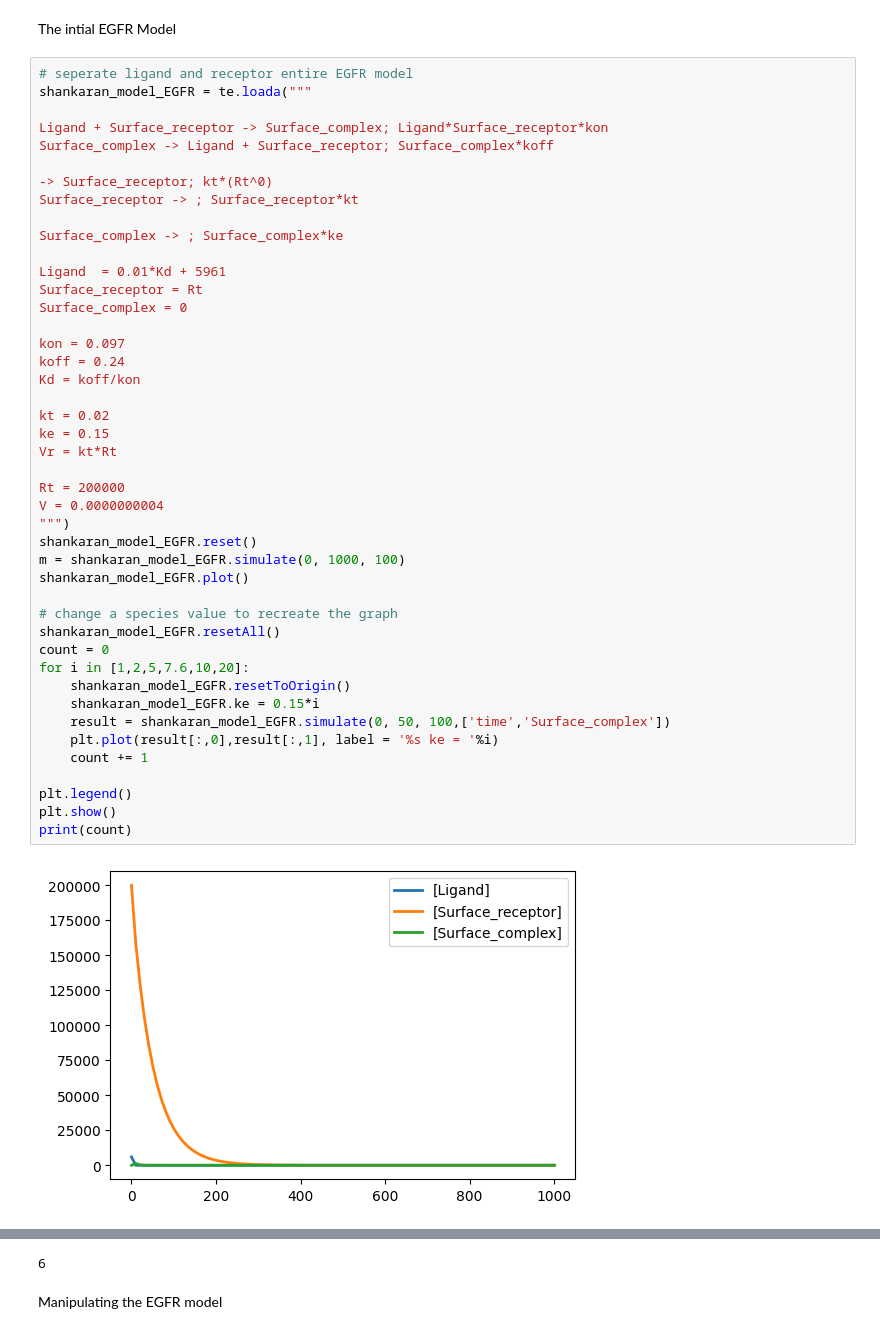
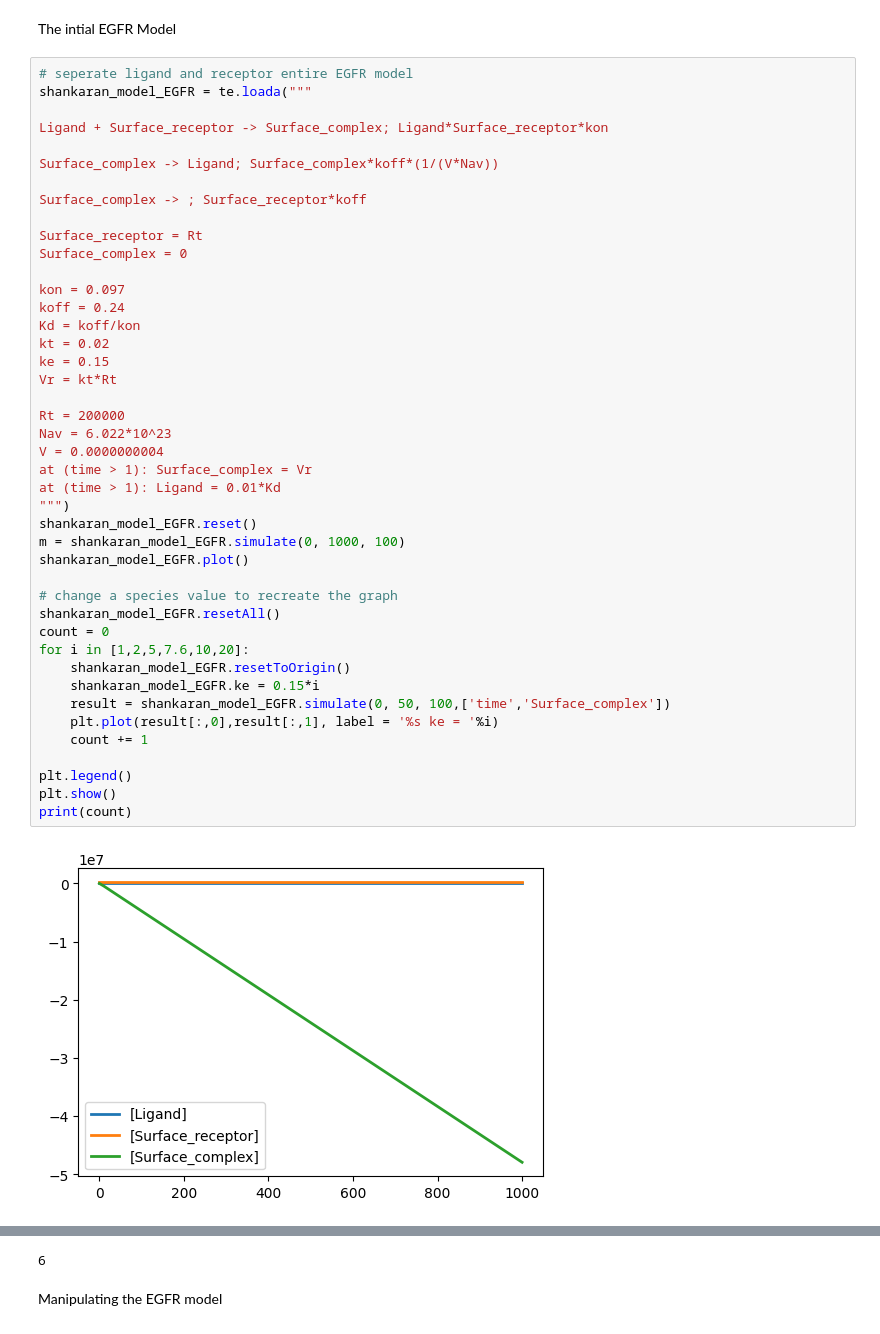
Before and after one commit to Ara101/Recapitulating-Shankaran2007-GPCR-model, a Jupyter notebook: GPCR_model/Shankaran_model.ipynb, the cells around one changed output, grey strips where cells are left out. Drawn from its saved outputs; the diff is of its cells as text.

```diff
--- a/GPCR_model/Shankaran_model.ipynb
+++ b/GPCR_model/Shankaran_model.ipynb
@@ -12,44 +12,43 @@ The intial EGFR Model
 shankaran_model_EGFR = te.loada("""
 
 Ligand + Surface_receptor -> Surface_complex; Ligand*Surface_receptor*kon
-Surface_complex -> Ligand + Surface_receptor; Surface_complex*koff
 
--> Surface_receptor; kt*(Rt^0)
-Surface_receptor -> ; Surface_receptor*kt
+Surface_complex -> Ligand; Surface_complex*koff*(1/(V*Nav))
 
-Surface_complex -> ; Surface_complex*ke
+Surface_complex -> ; Surface_receptor*koff
 
-Ligand  = 0.01*Kd + 5961
 Surface_receptor = Rt
 Surface_complex = 0
 
 kon = 0.097
 koff = 0.24
 Kd = koff/kon
-
 kt = 0.02
 ke = 0.15
 Vr = kt*Rt
 
 Rt = 200000
+Nav = 6.022*10^23
 V = 0.0000000004
+at (time > 1): Surface_complex = Vr
+at (time > 1): Ligand = 0.01*Kd
 """)
 shankaran_model_EGFR.reset()
 m = shankaran_model_EGFR.simulate(0, 1000, 100)
 shankaran_model_EGFR.plot()
 
 # change a species value to recreate the graph
 shankaran_model_EGFR.resetAll()
 count = 0
 for i in [1,2,5,7.6,10,20]:
     shankaran_model_EGFR.resetToOrigin()
     shankaran_model_EGFR.ke = 0.15*i
     result = shankaran_model_EGFR.simulate(0, 50, 100,['time','Surface_complex'])
     plt.plot(result[:,0],result[:,1], label = '%s ke = '%i)
     count += 1
 
 plt.legend()
 plt.show()
 print(count)
 # %% [output]
-[figure, old version]
+[figure, new version]
```
Also changed, not shown: parts of 4 cells of this notebook.
